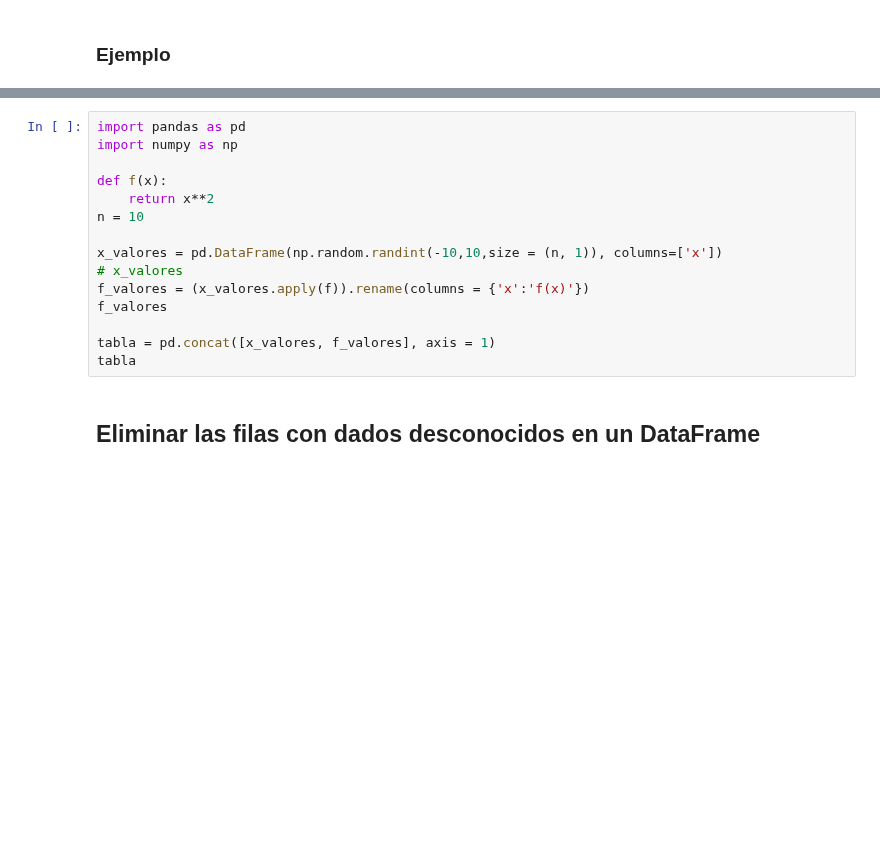
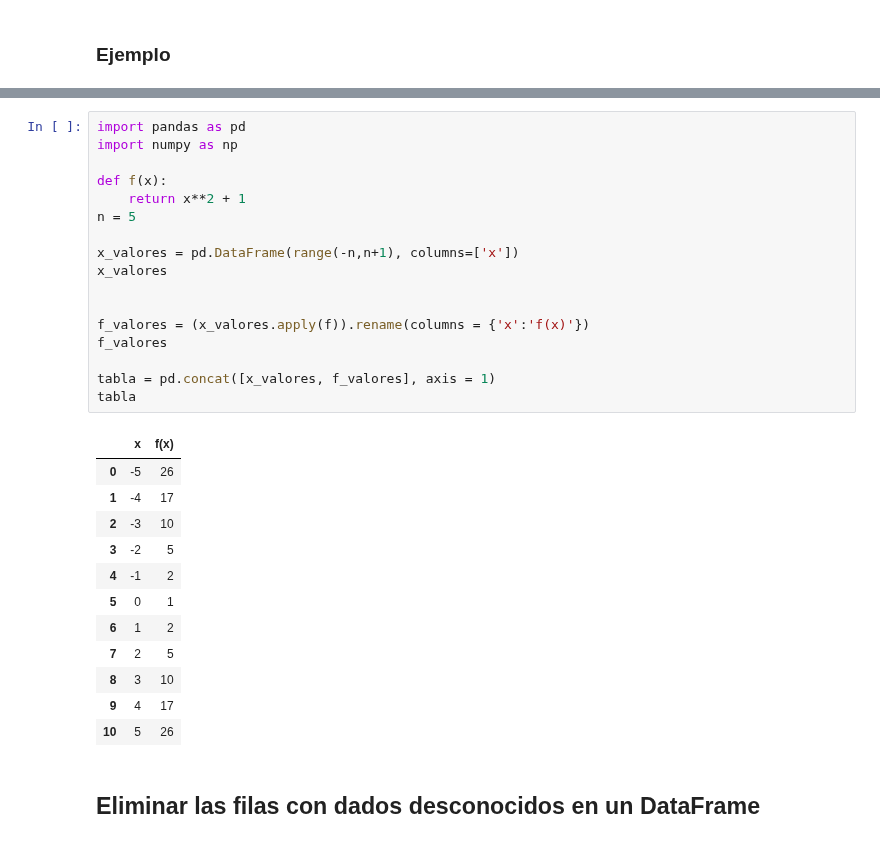
Before and after one commit to pjhh-umar/ProgramacionDOS, a Jupyter notebook: Semanas/S13.ipynb, the cells around one changed output, grey strips where cells are left out. Drawn from its saved outputs; the diff is of its cells as text; blank space fills up the shorter version.

```diff
--- a/Semanas/S13.ipynb
+++ b/Semanas/S13.ipynb
@@ -1139,18 +1223,33 @@ pd.concat([df_a, df_b], axis=0)
 # %%
 import pandas as pd
 import numpy as np
 
 def f(x):
-    return x**2
-n = 10
+    return x**2 + 1
+n = 5
 
-x_valores = pd.DataFrame(np.random.randint(-10,10,size = (n, 1)), columns=['x'])
-# x_valores
+x_valores = pd.DataFrame(range(-n,n+1), columns=['x'])
+x_valores
+
+
 f_valores = (x_valores.apply(f)).rename(columns = {'x':'f(x)'})
 f_valores
 
 tabla = pd.concat([x_valores, f_valores], axis = 1)
 tabla
+# %% [output]
+|  | x | f(x) |
+| 0 | -5 | 26 |
+| 1 | -4 | 17 |
+| 2 | -3 | 10 |
+| 3 | -2 | 5 |
+| 4 | -1 | 2 |
+| 5 | 0 | 1 |
+| 6 | 1 | 2 |
+| 7 | 2 | 5 |
+| 8 | 3 | 10 |
+| 9 | 4 | 17 |
+| 10 | 5 | 26 |
 # %% [markdown]
 ## Eliminar las filas con dados desconocidos en un DataFrame
 # %% [markdown]
```
Also changed, not shown: parts of 33 cells of this notebook.
